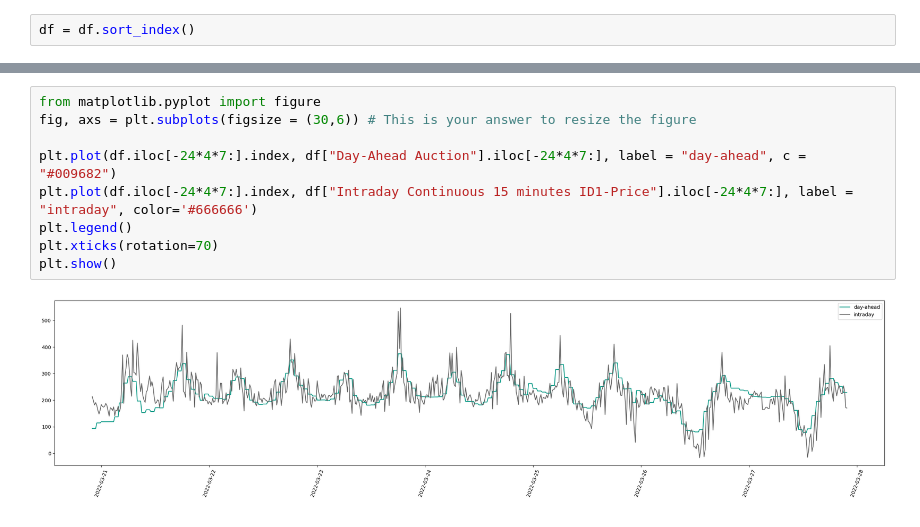
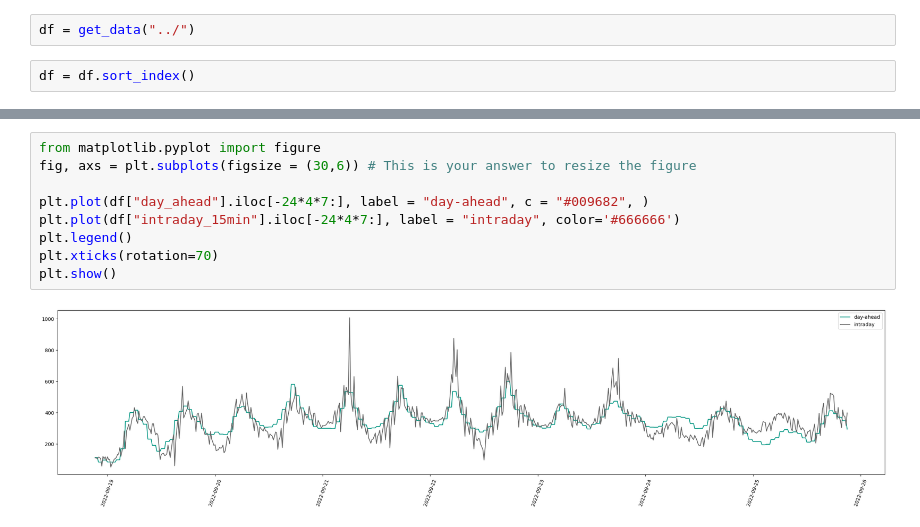
Before and after one commit to philippkiesling/hard_constraint_policy_gradient_methods_for_battery_storage_operations, a Jupyter notebook: notebooks/exploration.ipynb, the cells around one changed output, grey strips where cells are left out. Cells and saved outputs as stored; diff of their text form.

```diff
--- a/notebooks/exploration.ipynb
+++ b/notebooks/exploration.ipynb
@@ -35,2 +10,4 @@ df = df[~df[["Day-Ahead Auction", "Intraday Continuous 15 minutes ID1-Price"]].i
+# %%
+df = get_data("../")
 # %%
 df = df.sort_index()
@@ -37,11 +65,11 @@ df = df.sort_index()
 # %%
 from matplotlib.pyplot import figure
 fig, axs = plt.subplots(figsize = (30,6)) # This is your answer to resize the figure
 
-plt.plot(df.iloc[-24*4*7:].index, df["Day-Ahead Auction"].iloc[-24*4*7:], label = "day-ahead", c = "#009682")
-plt.plot(df.iloc[-24*4*7:].index, df["Intraday Continuous 15 minutes ID1-Price"].iloc[-24*4*7:], label = "intraday", color='#666666')
+plt.plot(df["day_ahead"].iloc[-24*4*7:], label = "day-ahead", c = "#009682", )
+plt.plot(df["intraday_15min"].iloc[-24*4*7:], label = "intraday", color='#666666')
 plt.legend()
 plt.xticks(rotation=70)
 plt.show()
 # %% [output]
-[figure, old version]
+[figure, new version]
```
Also changed, not shown: parts of 20 cells of this notebook.
